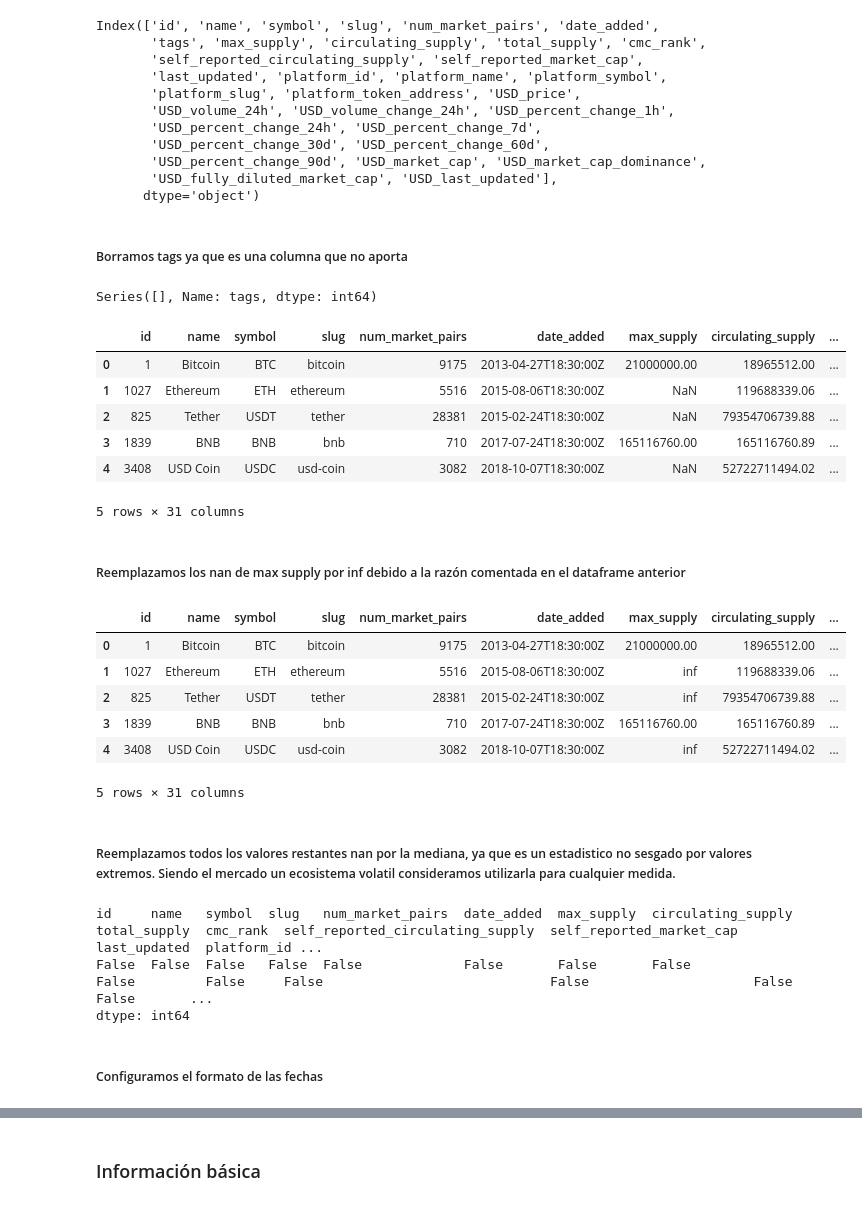
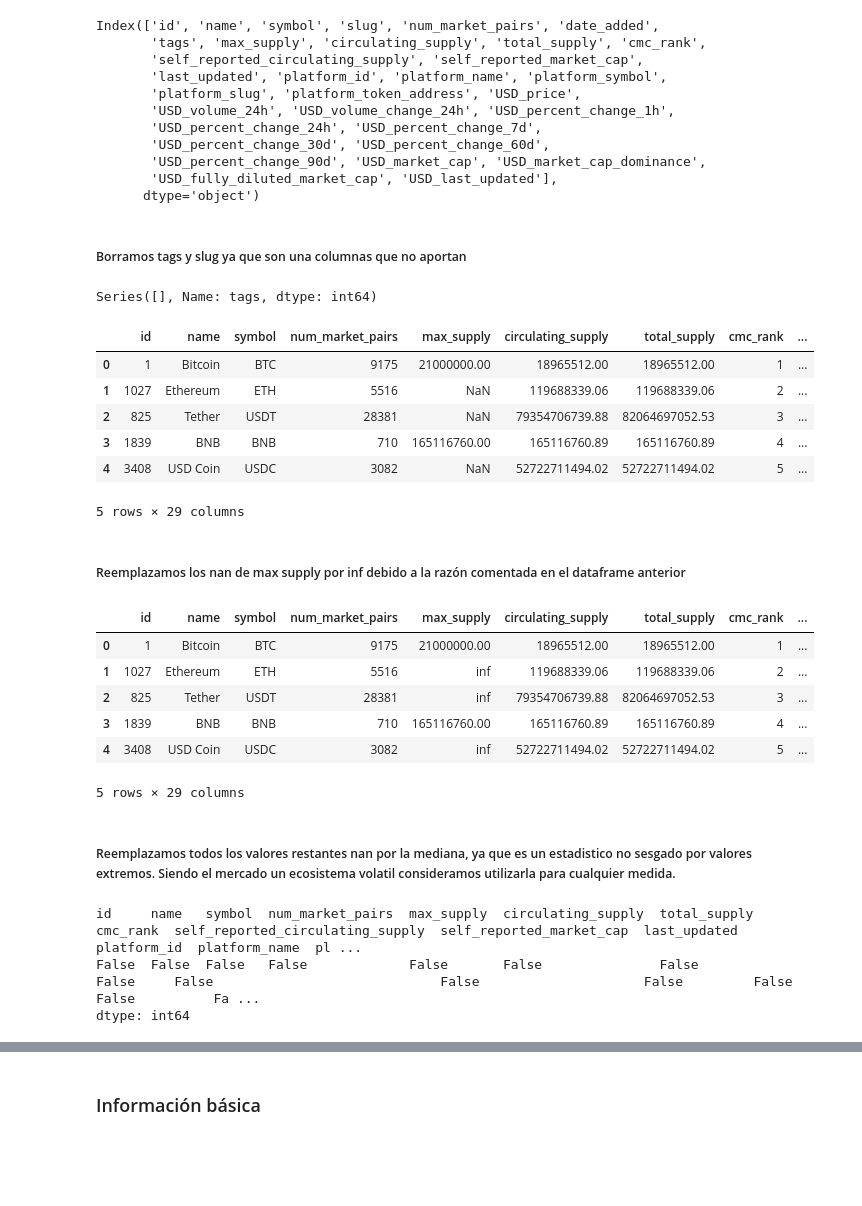
Before and after one commit to augustobor/cryptocuirrencies--data-analysis, a Jupyter notebook: modules/validations.ipynb, the cells around one changed output, grey strips where cells are left out. Cells and saved outputs as stored; diff of their text form; code cells hidden in the pictures; blank space fills up the shorter version.

```diff
--- a/modules/validations.ipynb
+++ b/modules/validations.ipynb
@@ -141,43 +132,41 @@ Index(['id', 'name', 'symbol', 'slug', 'num_market_pairs', 'date_added',
        'USD_fully_diluted_market_cap', 'USD_last_updated'],
       dtype='object')
 # %% [markdown]
-##### Borramos tags ya que es una columna que no aporta
+##### Borramos tags y slug ya que son una columnas que no aportan
 # %%
 crypto_prices_data_copy['tags'].value_counts() #UNA COLUMNA VACIA
 # %% [output]
 Series([], Name: tags, dtype: int64)
 # %%
-crypto_prices_data_copy.drop('tags', axis=1, inplace=True)
+crypto_prices_data_copy.drop(['tags', 'slug', 'date_added'], axis=1, inplace=True)
 crypto_prices_data_copy.head()
 # %% [output]
-|  | id | name | symbol | slug | num_market_pairs | date_added | max_supply | circulating_supply | ... |
-| 0 | 1 | Bitcoin | BTC | bitcoin | 9175 | 2013-04-27T18:30:00Z | 21000000.00 | 18965512.00 | ... |
-| 1 | 1027 | Ethereum | ETH | ethereum | 5516 | 2015-08-06T18:30:00Z | NaN | 119688339.06 | ... |
-| 2 | 825 | Tether | USDT | tether | 28381 | 2015-02-24T18:30:00Z | NaN | 79354706739.88 | ... |
-| 3 | 1839 | BNB | BNB | bnb | 710 | 2017-07-24T18:30:00Z | 165116760.00 | 165116760.89 | ... |
-| 4 | 3408 | USD Coin | USDC | usd-coin | 3082 | 2018-10-07T18:30:00Z | NaN | 52722711494.02 | ... |
+|  | id | name | symbol | num_market_pairs | max_supply | circulating_supply | total_supply | cmc_rank | ... |
+| 0 | 1 | Bitcoin | BTC | 9175 | 21000000.00 | 18965512.00 | 18965512.00 | 1 | ... |
+| 1 | 1027 | Ethereum | ETH | 5516 | NaN | 119688339.06 | 119688339.06 | 2 | ... |
+| 2 | 825 | Tether | USDT | 28381 | NaN | 79354706739.88 | 82064697052.53 | 3 | ... |
+| 3 | 1839 | BNB | BNB | 710 | 165116760.00 | 165116760.89 | 165116760.89 | 4 | ... |
+| 4 | 3408 | USD Coin | USDC | 3082 | NaN | 52722711494.02 | 52722711494.02 | 5 | ... |
-5 rows × 31 columns
+5 rows × 29 columns
 # %% [markdown]
 ##### Reemplazamos los nan de max supply por inf debido a la razón comentada en el dataframe anterior
 # %%
 crypto_prices_data_copy['max_supply'].replace(np.nan, np.Inf, inplace=True)
 crypto_prices_data_copy.head()
 # %% [output]
-|  | id | name | symbol | slug | num_market_pairs | date_added | max_supply | circulating_supply | ... |
-| 0 | 1 | Bitcoin | BTC | bitcoin | 9175 | 2013-04-27T18:30:00Z | 21000000.00 | 18965512.00 | ... |
-| 1 | 1027 | Ethereum | ETH | ethereum | 5516 | 2015-08-06T18:30:00Z | inf | 119688339.06 | ... |
-| 2 | 825 | Tether | USDT | tether | 28381 | 2015-02-24T18:30:00Z | inf | 79354706739.88 | ... |
-| 3 | 1839 | BNB | BNB | bnb | 710 | 2017-07-24T18:30:00Z | 165116760.00 | 165116760.89 | ... |
-| 4 | 3408 | USD Coin | USDC | usd-coin | 3082 | 2018-10-07T18:30:00Z | inf | 52722711494.02 | ... |
+|  | id | name | symbol | num_market_pairs | max_supply | circulating_supply | total_supply | cmc_rank | ... |
+| 0 | 1 | Bitcoin | BTC | 9175 | 21000000.00 | 18965512.00 | 18965512.00 | 1 | ... |
+| 1 | 1027 | Ethereum | ETH | 5516 | inf | 119688339.06 | 119688339.06 | 2 | ... |
+| 2 | 825 | Tether | USDT | 28381 | inf | 79354706739.88 | 82064697052.53 | 3 | ... |
+| 3 | 1839 | BNB | BNB | 710 | 165116760.00 | 165116760.89 | 165116760.89 | 4 | ... |
+| 4 | 3408 | USD Coin | USDC | 3082 | inf | 52722711494.02 | 52722711494.02 | 5 | ... |
-5 rows × 31 columns
+5 rows × 29 columns
 # %% [markdown]
 ##### Reemplazamos todos los valores restantes nan por la mediana, ya que es un estadistico no sesgado por valores extremos. Siendo el mercado un ecosistema volatil consideramos utilizarla para cualquier medida.
 # %%
 crypto_prices_data_copy.replace(np.nan, crypto_prices_data_copy.median, inplace=True)
 crypto_prices_data_copy.isnull().value_counts()
 # %% [output]
-id     name   symbol  slug   num_market_pairs  date_added  max_supply  circulating_supply  total_supply  cmc_rank  self_reported_circulating_supply  self_reported_market_cap  last_updated  platform_id ...
-False  False  False   False  False             False       False       False               False         False     False                             False                     False         False       ...
+id     name   symbol  num_market_pairs  max_supply  circulating_supply  total_supply  cmc_rank  self_reported_circulating_supply  self_reported_market_cap  last_updated  platform_id  platform_name  pl ...
+False  False  False   False             False       False               False         False     False                             False                     False         False        False          Fa ...
 dtype: int64
-# %% [markdown]
-##### Configuramos el formato de las fechas
```
Also changed, not shown: parts of 11 cells of this notebook, 2 other files.
